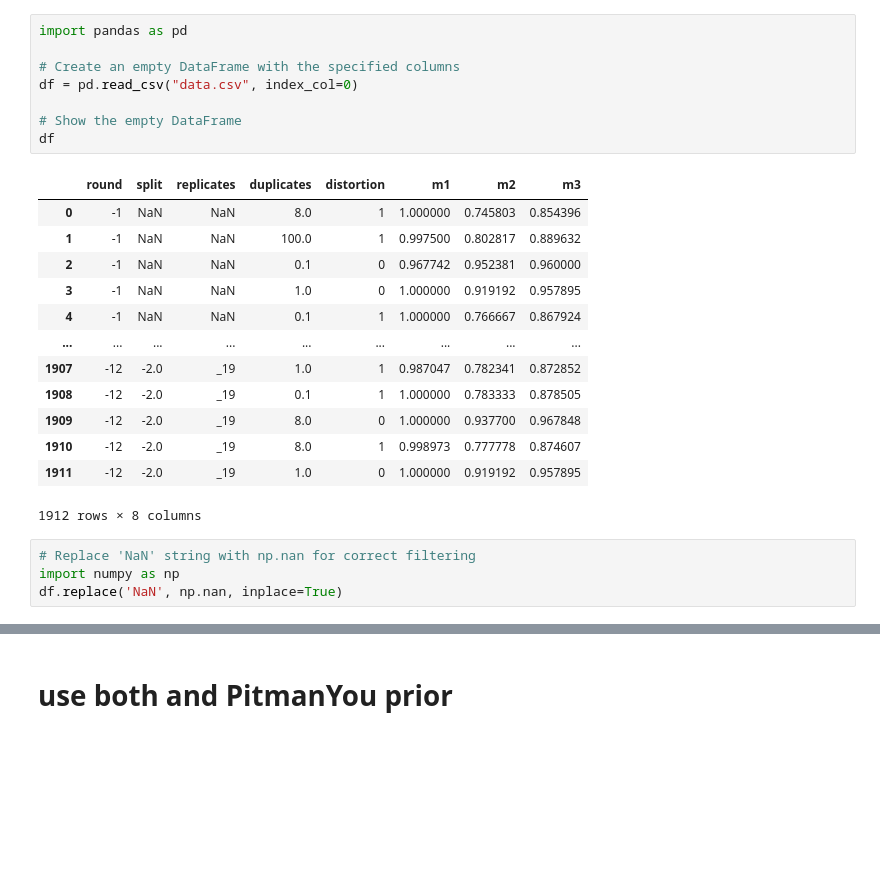
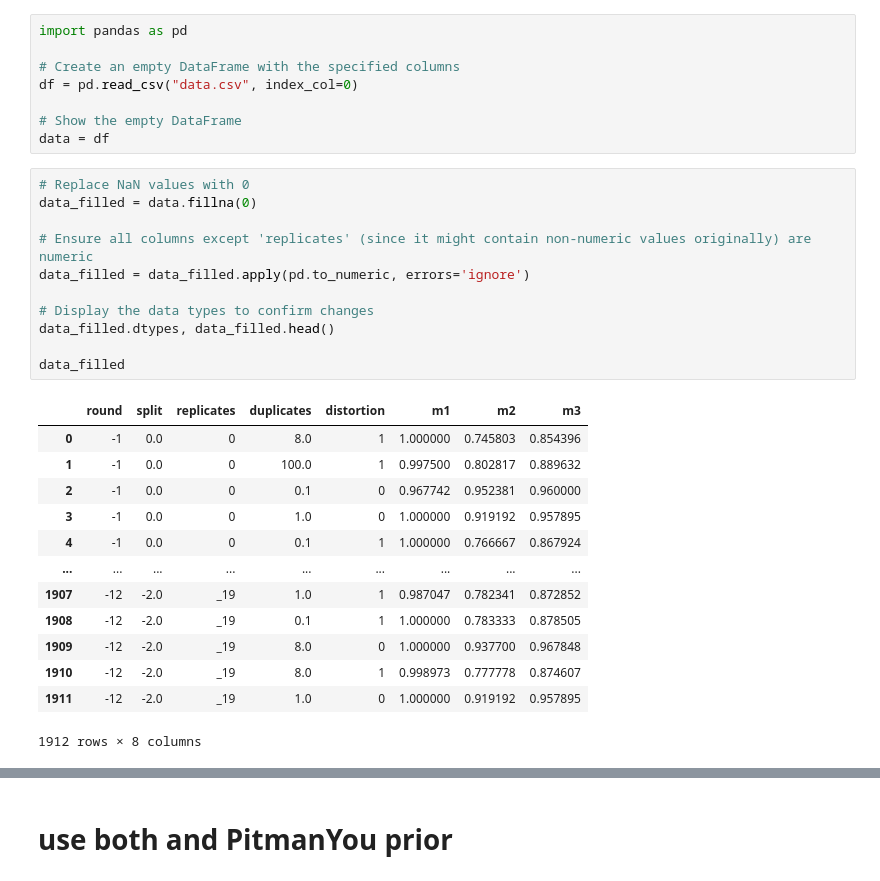
Before and after one commit to Emily0630/exchanger_data_collector, a Jupyter notebook: test.ipynb, the cells around one changed output, grey strips where cells are left out. Cells and saved outputs as stored; diff of their text form; blank space fills up the shorter version.

Commit message:
clean table

```diff
--- a/test.ipynb
+++ b/test.ipynb
@@ -5,22 +5,29 @@ import pandas as pd
 df = pd.read_csv("data.csv", index_col=0)
 
 # Show the empty DataFrame
-df
+data = df
-# %% [output]
-|  | round | split | replicates | duplicates | distortion | m1 | m2 | m3 |
-| 0 | -1 | NaN | NaN | 8.0 | 1 | 1.000000 | 0.745803 | 0.854396 |
-| 1 | -1 | NaN | NaN | 100.0 | 1 | 0.997500 | 0.802817 | 0.889632 |
-| 2 | -1 | NaN | NaN | 0.1 | 0 | 0.967742 | 0.952381 | 0.960000 |
-| 3 | -1 | NaN | NaN | 1.0 | 0 | 1.000000 | 0.919192 | 0.957895 |
-| 4 | -1 | NaN | NaN | 0.1 | 1 | 1.000000 | 0.766667 | 0.867924 |
-| ... | ... | ... | ... | ... | ... | ... | ... | ... |
-| 1907 | -12 | -2.0 | _19 | 1.0 | 1 | 0.987047 | 0.782341 | 0.872852 |
-| 1908 | -12 | -2.0 | _19 | 0.1 | 1 | 1.000000 | 0.783333 | 0.878505 |
-| 1909 | -12 | -2.0 | _19 | 8.0 | 0 | 1.000000 | 0.937700 | 0.967848 |
-| 1910 | -12 | -2.0 | _19 | 8.0 | 1 | 0.998973 | 0.777778 | 0.874607 |
-| 1911 | -12 | -2.0 | _19 | 1.0 | 0 | 1.000000 | 0.919192 | 0.957895 |
-1912 rows × 8 columns
-# %%
-# Replace 'NaN' string with np.nan for correct filtering
-import numpy as np
-df.replace('NaN', np.nan, inplace=True)
+# %%
+# Replace NaN values with 0
+data_filled = data.fillna(0)
+
+# Ensure all columns except 'replicates' (since it might contain non-numeric values originally) are numeric
+data_filled = data_filled.apply(pd.to_numeric, errors='ignore')
+
+# Display the data types to confirm changes
+data_filled.dtypes, data_filled.head()
+
+data_filled
+# %% [output]
+|  | round | split | replicates | duplicates | distortion | m1 | m2 | m3 |
+| 0 | -1 | 0.0 | 0 | 8.0 | 1 | 1.000000 | 0.745803 | 0.854396 |
+| 1 | -1 | 0.0 | 0 | 100.0 | 1 | 0.997500 | 0.802817 | 0.889632 |
+| 2 | -1 | 0.0 | 0 | 0.1 | 0 | 0.967742 | 0.952381 | 0.960000 |
+| 3 | -1 | 0.0 | 0 | 1.0 | 0 | 1.000000 | 0.919192 | 0.957895 |
+| 4 | -1 | 0.0 | 0 | 0.1 | 1 | 1.000000 | 0.766667 | 0.867924 |
+| ... | ... | ... | ... | ... | ... | ... | ... | ... |
+| 1907 | -12 | -2.0 | _19 | 1.0 | 1 | 0.987047 | 0.782341 | 0.872852 |
+| 1908 | -12 | -2.0 | _19 | 0.1 | 1 | 1.000000 | 0.783333 | 0.878505 |
+| 1909 | -12 | -2.0 | _19 | 8.0 | 0 | 1.000000 | 0.937700 | 0.967848 |
+| 1910 | -12 | -2.0 | _19 | 8.0 | 1 | 0.998973 | 0.777778 | 0.874607 |
+| 1911 | -12 | -2.0 | _19 | 1.0 | 0 | 1.000000 | 0.919192 | 0.957895 |
+1912 rows × 8 columns
```
Also changed, not shown: parts of 6 cells of this notebook, 1 other file.
